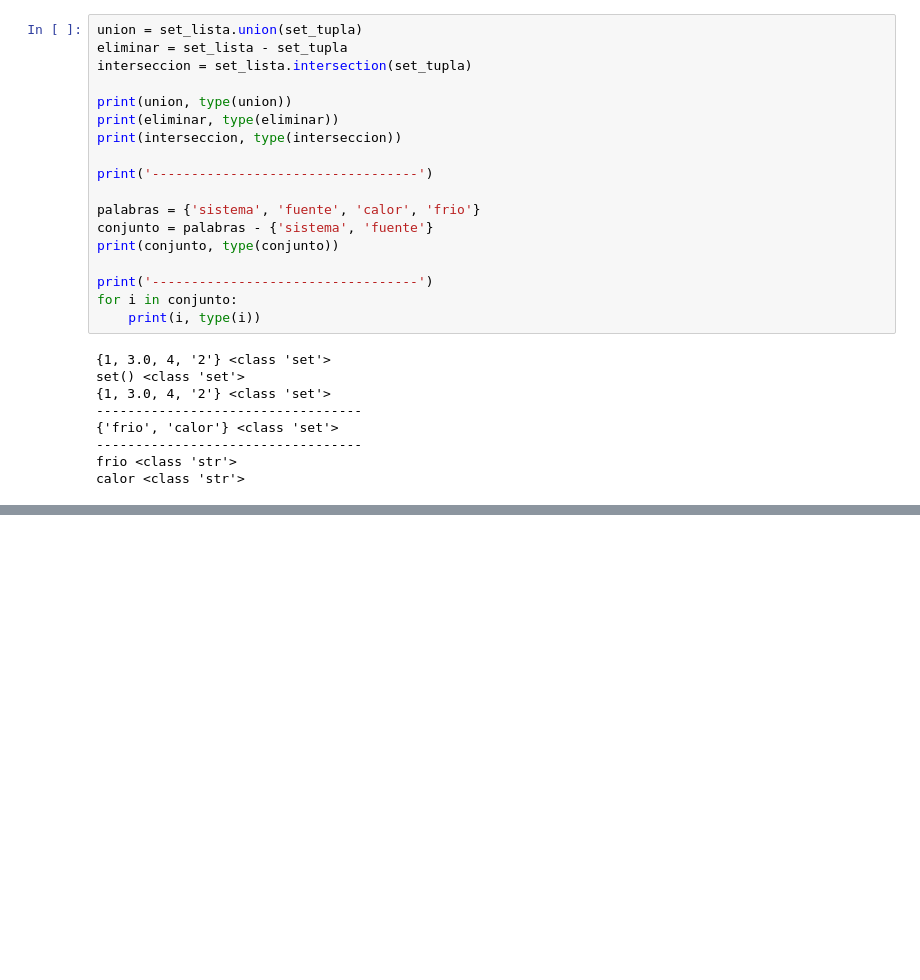
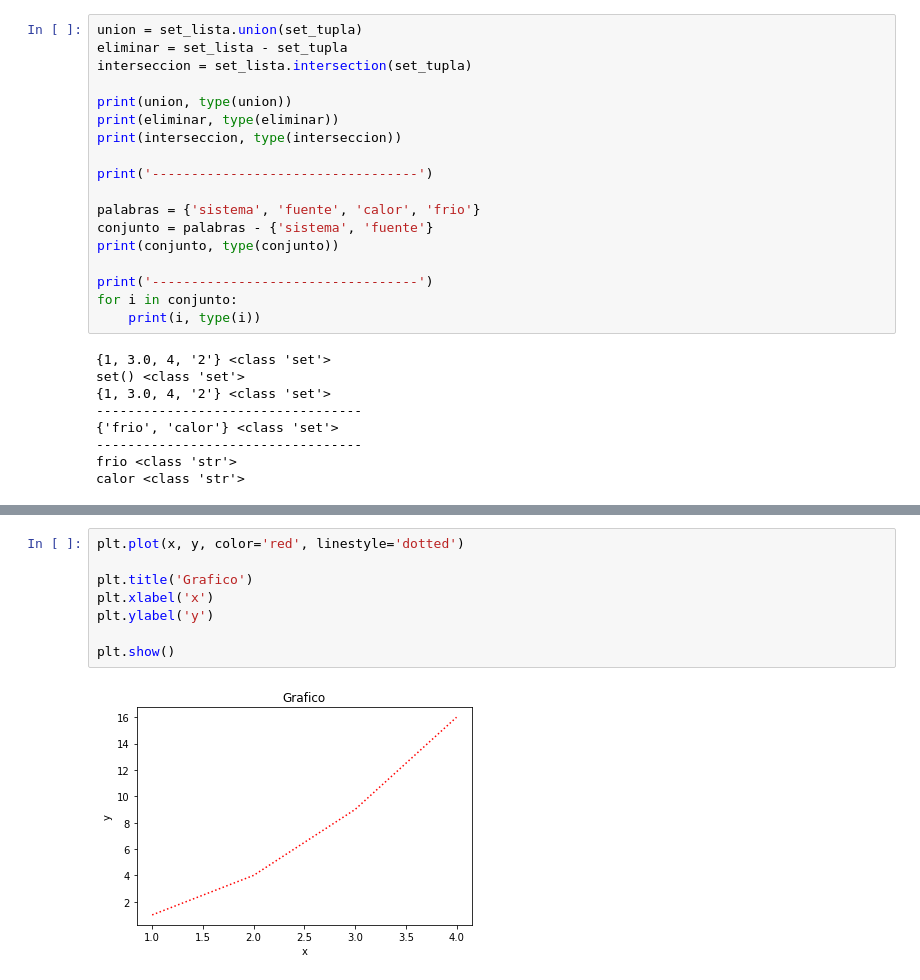
Before and after one commit to smoralesc91/MFTMP_2023, a Jupyter notebook: Introduccion_Jupyter_Python.ipynb, the cells around one changed output, grey strips where cells are left out. Drawn from its saved outputs; the diff is of its cells as text; blank space fills up the shorter version.

```diff
--- a/Introduccion_Jupyter_Python.ipynb
+++ b/Introduccion_Jupyter_Python.ipynb
@@ -825,0 +1577,10 @@ clave: d, valor: 4
+# %%
+plt.plot(x, y, color='red', linestyle='dotted')
+
+plt.title('Grafico')
+plt.xlabel('x')
+plt.ylabel('y')
+
+plt.show()
+# %% [output]
+[figure, added]
```
Also changed, not shown: parts of 139 cells of this notebook.
